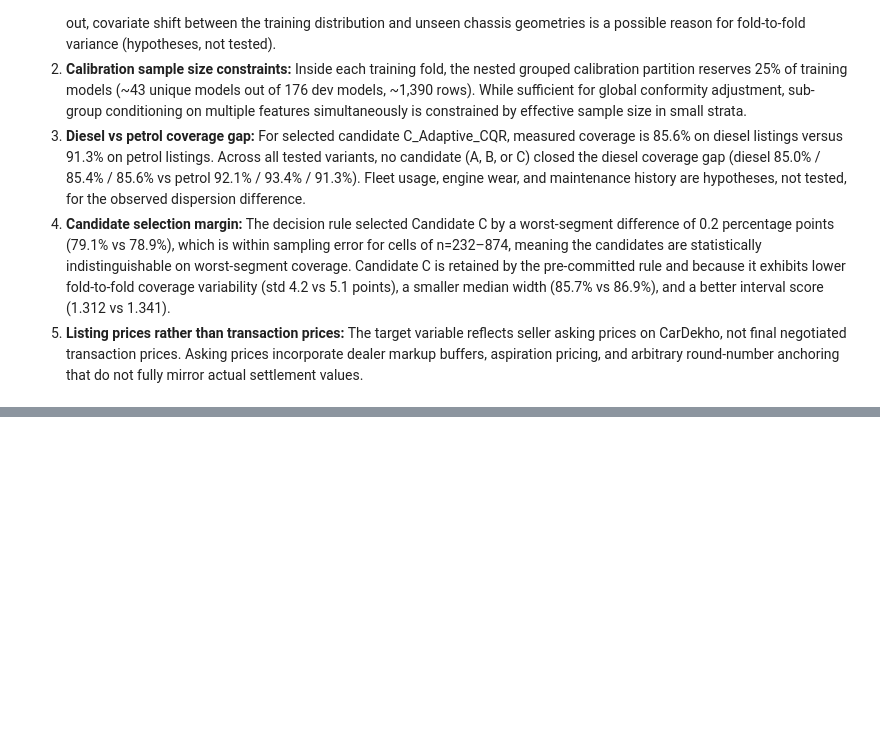
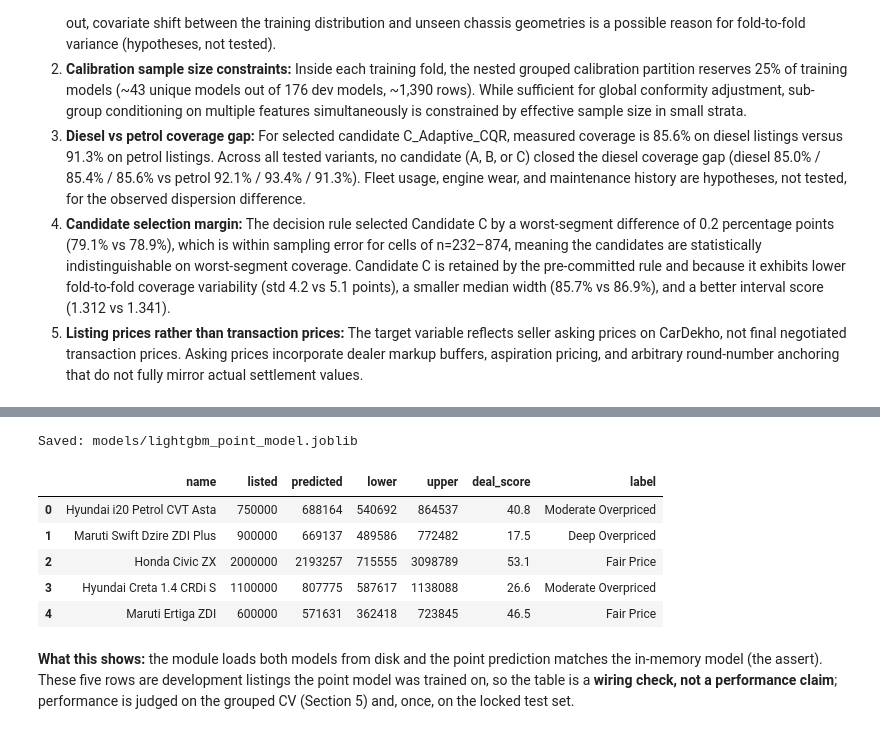
Before and after one commit to aayaan-khan/Used-Cars-Cost-Prediction, a Jupyter notebook: notebooks/Used_Cars_Cost_Prediction.ipynb, the cells around one changed output, grey strips where cells are left out. Cells and saved outputs as stored; diff of their text form; code cells hidden in the pictures; blank space fills up the shorter version.

```diff
--- a/notebooks/Used_Cars_Cost_Prediction.ipynb
+++ b/notebooks/Used_Cars_Cost_Prediction.ipynb
@@ -1561,0 +1567,32 @@ While the conformalized prediction intervals provide finite-sample marginal cove
+# %%
+# Cell 35: fit and save the final point model, then prove the Deal Score chain loads from disk
+import joblib, sklearn, lightgbm, importlib
+
+point_model = clone(candidates["LightGBM"]).fit(dev[FEATS], dev.log_price)     # D22: LightGBM, 15 leaves, 500 trees, lr 0.03
+joblib.dump({"model": point_model, "features": FEATS, "target": "log(selling_price)",
+             "trained_on": f"development set, {len(dev)} rows",
+             "versions": {"scikit-learn": sklearn.__version__, "lightgbm": lightgbm.__version__}},
+            "../models/lightgbm_point_model.joblib")
+print("Saved: models/lightgbm_point_model.joblib")
+
+# Smoke test: load both artifacts through src/deal_score.py, exactly as the demo app will
+import src.deal_score as ds
+importlib.reload(ds); ds._point_artifact = ds._interval_artifact = None          # force a fresh load from disk
+demo, rows = dev.sample(5, random_state=3), []
+for _, r in demo.iterrows():
+    out = ds.deal_score(r, r.selling_price)                                      # listed price = actual price
+    assert abs(out["predicted_price"] - np.exp(point_model.predict(r.to_frame().T.infer_objects()[FEATS])[0])) < 0.01
+    rows.append({"name": r["name"], "listed": int(r.selling_price), "predicted": int(out["predicted_price"]),
+                 "lower": int(out["lower_bound"]), "upper": int(out["upper_bound"]),
+                 "deal_score": out["deal_score"], "label": out["graded_label"]})
+display(pd.DataFrame(rows))
+# %% [output]
+Saved: models/lightgbm_point_model.joblib
+|  | name | listed | predicted | lower | upper | deal_score | label |
+| 0 | Hyundai i20 Petrol CVT Asta | 750000 | 688164 | 540692 | 864537 | 40.8 | Moderate Overpriced |
+| 1 | Maruti Swift Dzire ZDI Plus | 900000 | 669137 | 489586 | 772482 | 17.5 | Deep Overpriced |
+| 2 | Honda Civic ZX | 2000000 | 2193257 | 715555 | 3098789 | 53.1 | Fair Price |
+| 3 | Hyundai Creta 1.4 CRDi S | 1100000 | 807775 | 587617 | 1138088 | 26.6 | Moderate Overpriced |
+| 4 | Maruti Ertiga ZDI | 600000 | 571631 | 362418 | 723845 | 46.5 | Fair Price |
+# %% [markdown]
+**What this shows:** the module loads both models from disk and the point prediction matches the in-memory model (the assert). These five rows are development listings the point model was trained on, so the table is a **wiring check, not a performance claim**; performance is judged on the grouped CV (Section 5) and, once, on the locked test set.
```
Also changed, not shown: parts of 1 cell of this notebook, 1 other file.
